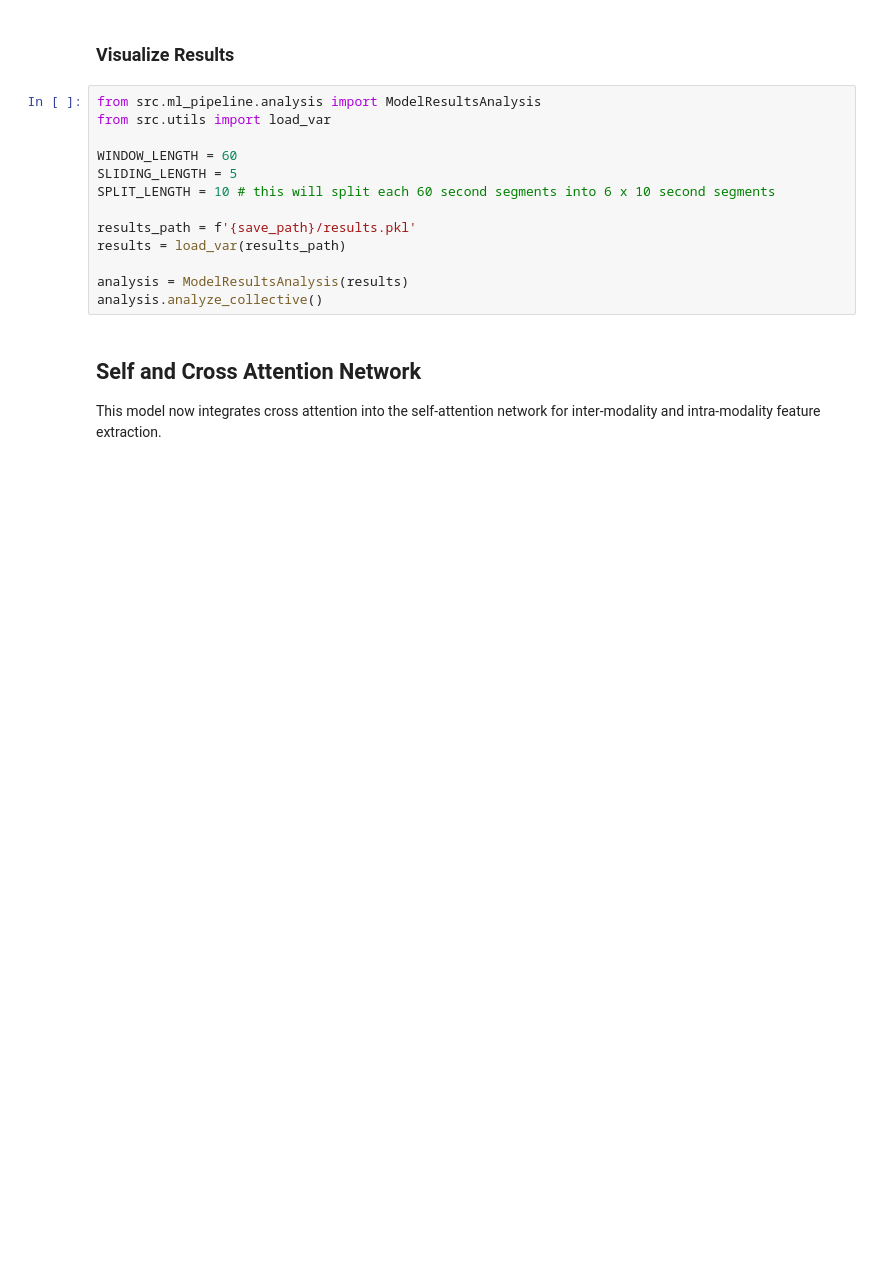
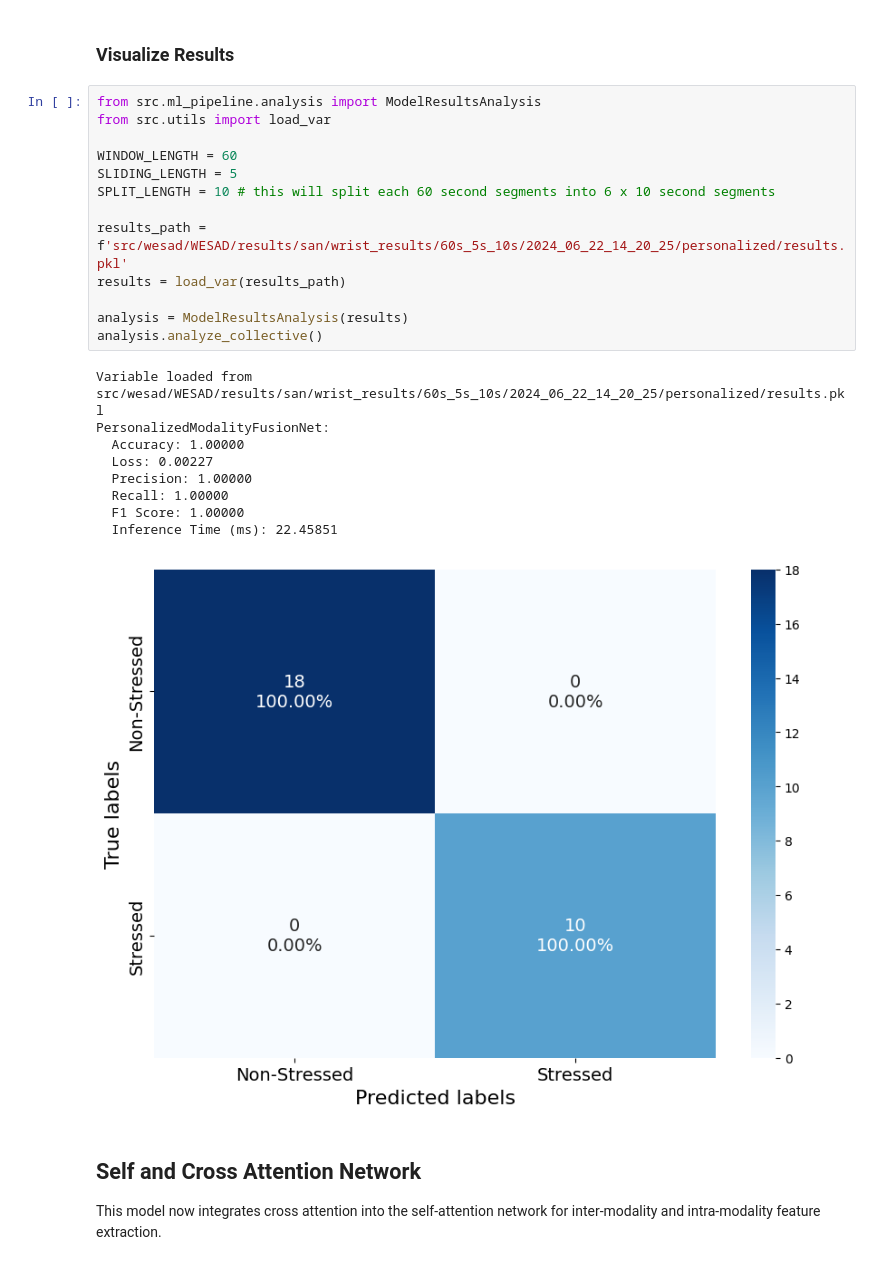
Before and after one commit to WillPowellUk/Modular-Multimodal-Stress-Detector, a Jupyter notebook: wesad_demo.ipynb, the cells around one changed output. Cells and saved outputs as stored; diff of their text form; blank space fills up the shorter version.

```diff
--- a/wesad_demo.ipynb
+++ b/wesad_demo.ipynb
@@ -463,16 +463,26 @@ Variable 'results' saved to src/wesad/WESAD/results/san/wrist_results/60s_5s_10s
 # %%
 from src.ml_pipeline.analysis import ModelResultsAnalysis
 from src.utils import load_var
 
 WINDOW_LENGTH = 60
 SLIDING_LENGTH = 5
 SPLIT_LENGTH = 10 # this will split each 60 second segments into 6 x 10 second segments
 
-results_path = f'{save_path}/results.pkl'
+results_path = f'src/wesad/WESAD/results/san/wrist_results/60s_5s_10s/2024_06_22_14_20_25/personalized/results.pkl'
 results = load_var(results_path)
 
 analysis = ModelResultsAnalysis(results)
 analysis.analyze_collective()
+# %% [output]
+Variable loaded from src/wesad/WESAD/results/san/wrist_results/60s_5s_10s/2024_06_22_14_20_25/personalized/results.pkl
+PersonalizedModalityFusionNet:
+  Accuracy: 1.00000
+  Loss: 0.00227
+  Precision: 1.00000
+  Recall: 1.00000
+  F1 Score: 1.00000
+  Inference Time (ms): 22.45851
+[figure, added]
 # %% [markdown]
 ## Self and Cross Attention Network
 
```
Also changed, not shown: parts of 1 cell of this notebook, 2 other files.
